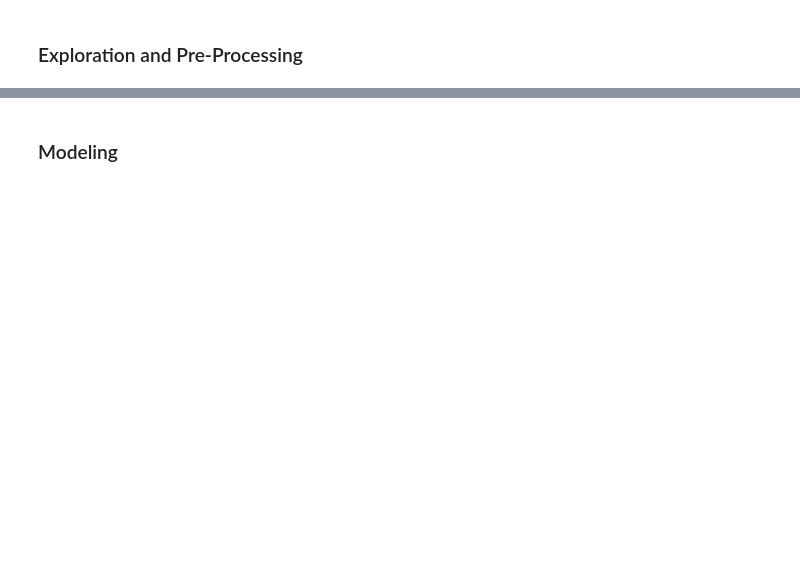
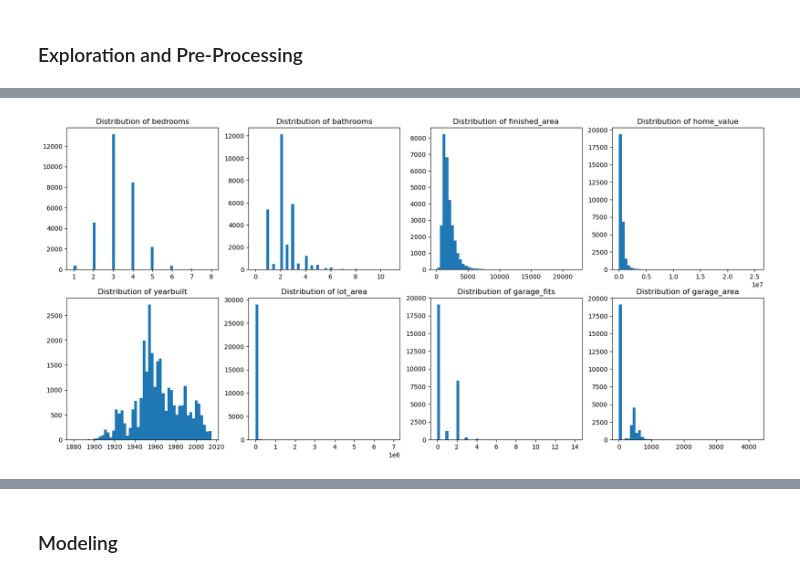
Before and after one commit to Joshua-Click/zillow-project, a Jupyter notebook: zillow_work.ipynb, the cells around one changed output, grey strips where cells are left out. Cells and saved outputs as stored; diff of their text form; code cells hidden in the pictures; blank space fills up the shorter version.

```diff
--- a/zillow_work.ipynb
+++ b/zillow_work.ipynb
@@ -12,0 +387,2 @@ Let's get the env setup
+# %%
+df = prep_zillow(df)
@@ -14,0 +439,27 @@ Let's get the env setup
+# %%
+def split_data(df):
+    '''
+    split continuouse data into train, validate, test; No target variable
+
+    argument: df
+
+    return: train, validate, test
+    '''
+
+    train_val, test = train_test_split(df,
+                                   train_size=0.8,
+                                   random_state=1108,
+                                   )
+    train, validate = train_test_split(train_val,
+                                   train_size=0.7,
+                                   random_state=1108,
+                                   )
+
+    print(f'Train: {len(train)/len(df)}')
+    print(f'Validate: {len(validate)/len(df)}')
+    print(f'Test: {len(test)/len(df)}')
+
+
+    return train, validate, test
+# %%
+train, validate, test = split_data(df)
@@ -14,0 +482,14 @@ Let's get the env setup
+# %%
+columns = train.drop(columns='county').columns
+# %%
+# visualize univariate distributions:
+plt.figure(figsize=(20,9))
+for i, col in enumerate(columns):
+    subplot_num = i+1
+    plt.subplot(2,4,subplot_num)
+    plt.title(f'Distribution of {col}')
+    train[col].hist(bins=50)
+    plt.grid(False)
+plt.show()
+# %% [output]
+[figure, added]
```
Also changed, not shown: parts of 94 cells of this notebook, 2 other files.
